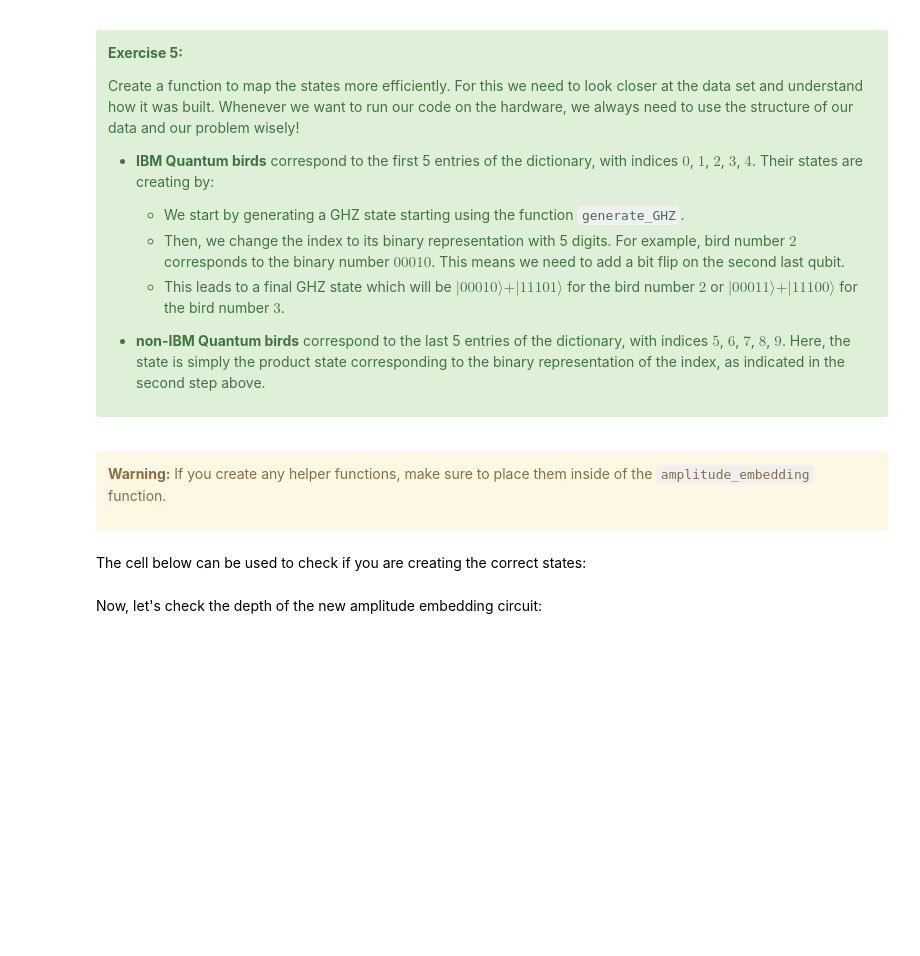
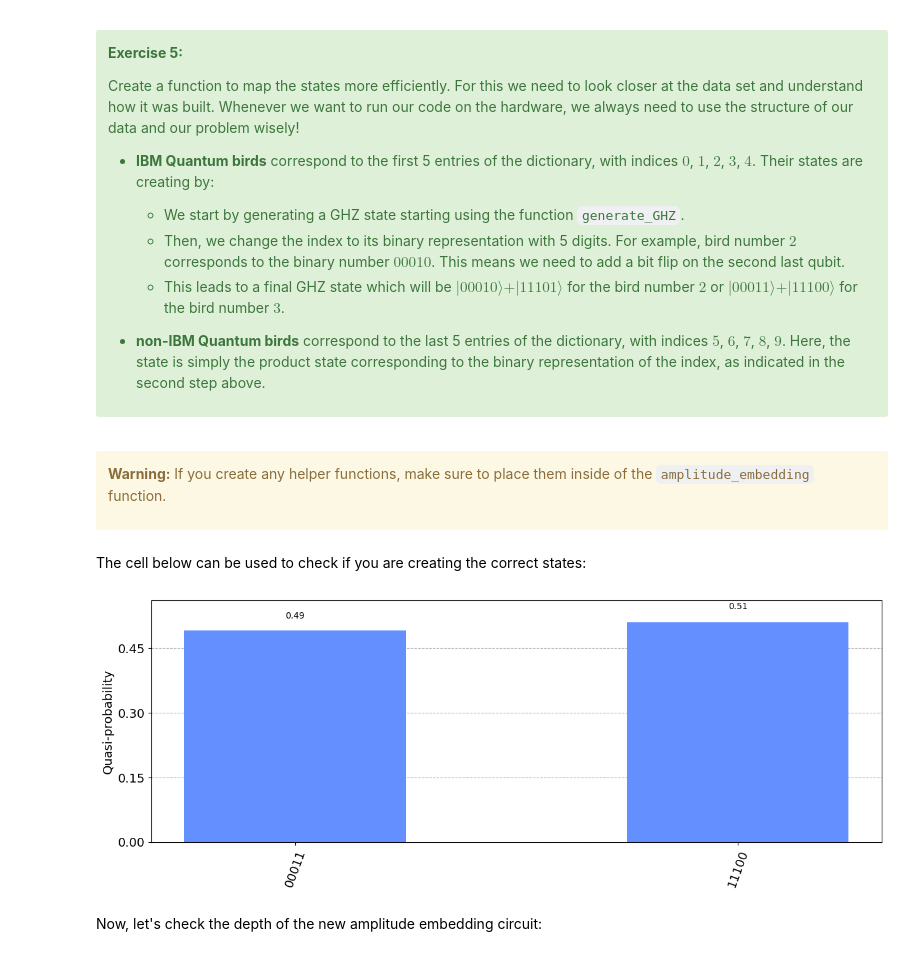
Before and after one commit to thspreetham98/ibm-quantum-challenge-2024, a Jupyter notebook: content/lab_4/lab-4.ipynb, the cells around one changed output. Cells and saved outputs as stored; diff of their text form; code cells hidden in the pictures; blank space fills up the shorter version.

```diff
--- a/content/lab_4/lab-4.ipynb
+++ b/content/lab_4/lab-4.ipynb
@@ -648,7 +738,15 @@ def amplitude_embedding(num_qubits, bird_index):
             qc.cx(i, j)
 
     ### Write your code below here ###
+    index_bin = [s == '1' for s in format(bird_index, '05b')]
+    index_bin.reverse()
+    qc = QuantumCircuit(num_qubits)
+    if bird_index < 5:
+        generate_GHZ(qc)
 
+    for i, bin_i in enumerate(index_bin):
+        if bin_i:
+            qc.x(i)
 
 
 
@@ -657,22 +755,24 @@ def amplitude_embedding(num_qubits, bird_index):
 # %% [markdown]
 The cell below can be used to check if you are creating the correct states:
 # %%
-index_bird = 0 # You can check different birds by changing the index
+index_bird = 3 # You can check different birds by changing the index
 
 # Build the amplitude embedding
 qc = amplitude_embedding(num_qubits, index_bird)
 qc.measure_all()
 
 # Define the backend and the pass manager
 aer_sim = AerSimulator()
 pm = generate_preset_pass_manager(backend=aer_sim, optimization_level=3)
 isa_circuit = pm.run(qc)
 
 # Define the sampler with the number of shots
 sampler = Sampler(backend=aer_sim)
 result = sampler.run([isa_circuit]).result()
 samp_dist = result[0].data.meas.get_counts()
 plot_distribution(samp_dist, figsize=(15, 5))
+# %% [output]
+[figure, added]
 # %% [markdown]
 Now, let's check the depth of the new amplitude embedding circuit:
 # %%
```
Also changed, not shown: parts of 21 cells of this notebook.
